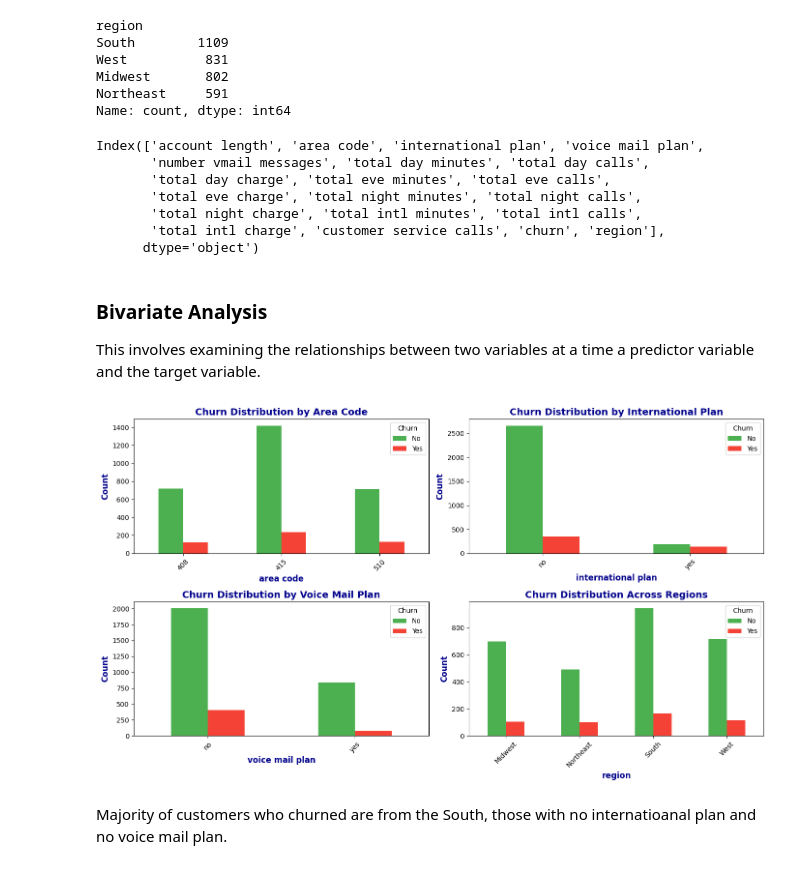
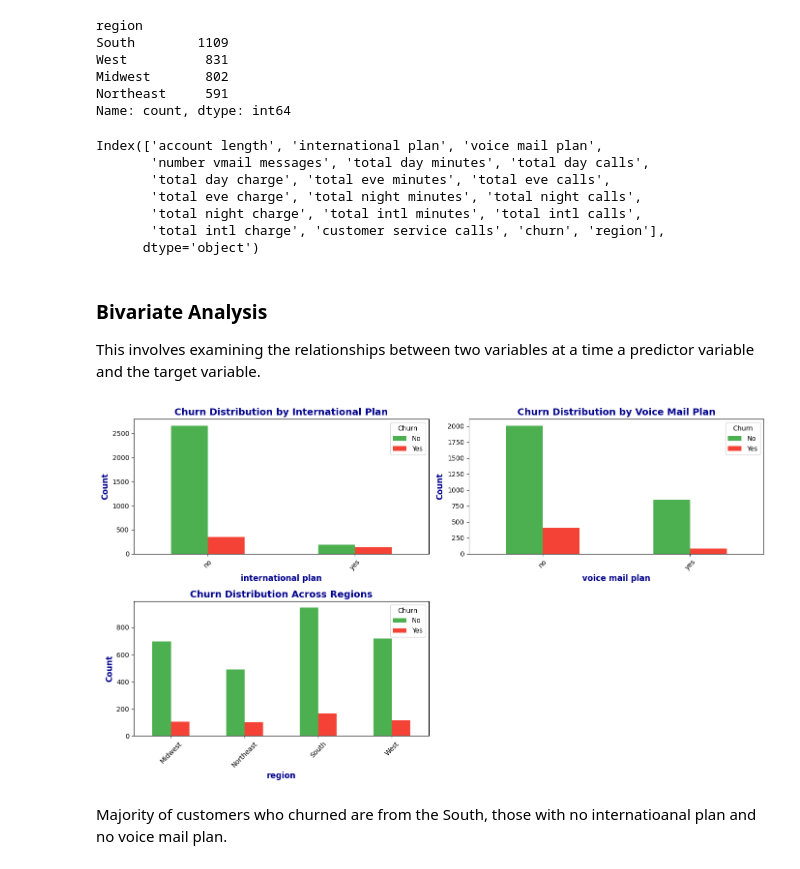
Before and after one commit to JoshuaKiluu/syria-tel-churn-prediction, a Jupyter notebook: index.ipynb, the cells around one changed output. Saved outputs shown, nothing was run; the diff lists cells and outputs as text; code cells hidden in the pictures.

```diff
--- a/index.ipynb
+++ b/index.ipynb
@@ -345,9 +345,6 @@ st_df1 = st_df.copy(deep=True)
 # %%
 #remove phone number column
 st_df1 = st_df1.drop(columns=["phone number"])
-# %%
-#convert area code to categorical
-st_df1['area code'] = st_df1['area code'].astype('object')
 # %% [markdown]
 ## Exploratory Data Analysis
 This section involves exploring to understanding the dataset's structure to uncover patterns, identify relationships between features and target before applying any modeling techniques.
@@ -462,13 +459,13 @@ Midwest       802
 Northeast     591
 Name: count, dtype: int64
 # %%
-#drop the state column
-st_df1 = st_df1.drop("state", axis=1)
+#drop the state and area code column
+st_df1 = st_df1.drop(["state", "area code"], axis=1)
 
 #verifying
 st_df1.columns
 # %% [output]
-Index(['account length', 'area code', 'international plan', 'voice mail plan',
+Index(['account length', 'international plan', 'voice mail plan',
        'number vmail messages', 'total day minutes', 'total day calls',
        'total day charge', 'total eve minutes', 'total eve calls',
        'total eve charge', 'total night minutes', 'total night calls',
@@ -486,41 +483,39 @@ cat_coln = st_df1.select_dtypes(include='object').columns
 title_map = {
     "international plan": "Churn Distribution by International Plan",
     "voice mail plan": "Churn Distribution by Voice Mail Plan",
-    "region": "Churn Distribution Across Regions",
-    "area code": "Churn Distribution by Area Code"
-}
+    "region": "Churn Distribution Across Regions"}
 
 # Colors for churn = No/Yes
 colors = ["#4CAF50", "#F44336"]
 
 # Grid size (2 per row)
 n_cols = 2
 n_rows = (len(cat_coln) + n_cols - 1) // n_cols
 
 # Create subplots grid
 fig, axes = plt.subplots(n_rows, n_cols, figsize=(14, 4 * n_rows))
 axes = axes.flatten()
 
 # Loop through categorical columns
 for i, col in enumerate(cat_coln):
     ct = pd.crosstab(st_df1[col], st_df1["churn"])
     ct.plot(kind='bar', color=colors, ax=axes[i])
 
     axes[i].set_xlabel(col, fontsize=12, color='darkblue', fontweight='bold')
     axes[i].set_ylabel("Count", fontsize=12, color="darkblue", fontweight='bold')
     title = title_map.get(col, f"Churn Distribution by {col.title()}")
     axes[i].set_title(title, fontsize=14, color='darkblue', fontweight='bold')
     axes[i].legend(title="Churn", labels=["No", "Yes"])
     axes[i].tick_params(axis='x', rotation=45)
 
 # Hide unused axes if there are any
 for j in range(i + 1, len(axes)):
     fig.delaxes(axes[j])
 
 plt.tight_layout()
 plt.show()
 # %% [output]
-[figure, old version]
+[figure, new version]
 # %% [markdown]
 Majority of customers who churned are from the South, those with no internatioanal plan and no voice mail plan.
 # %%
```
Also changed, not shown: parts of 64 cells of this notebook.
